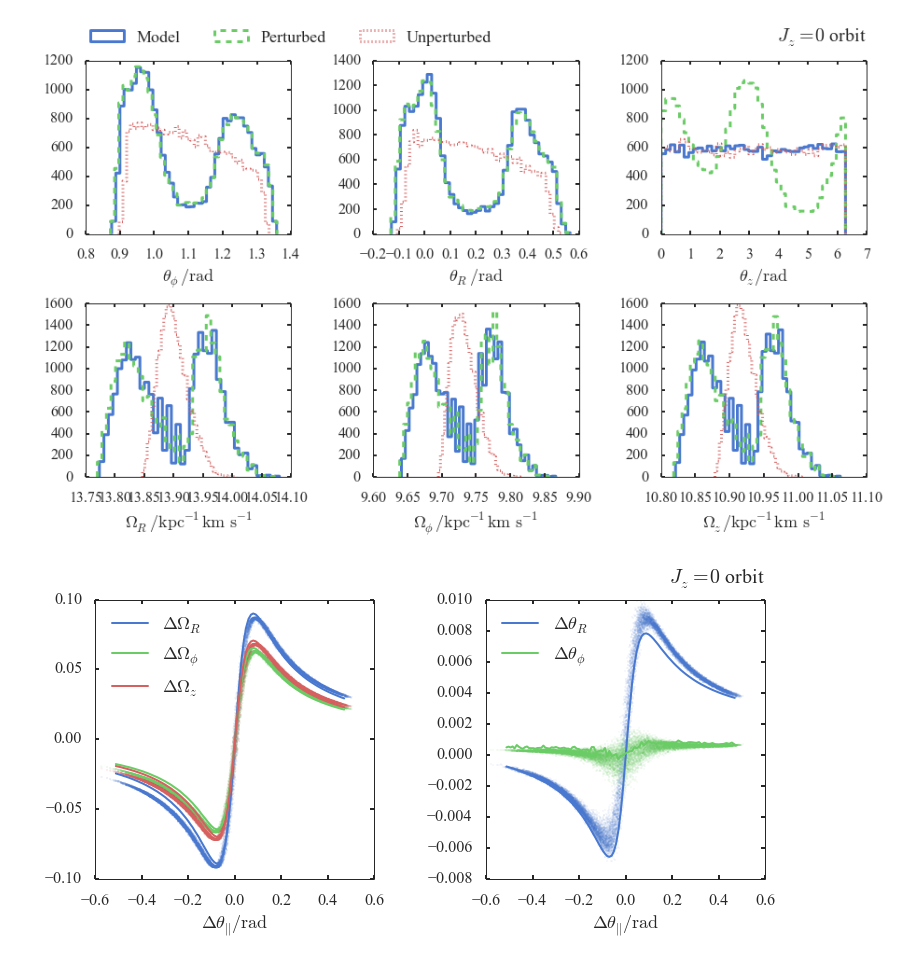
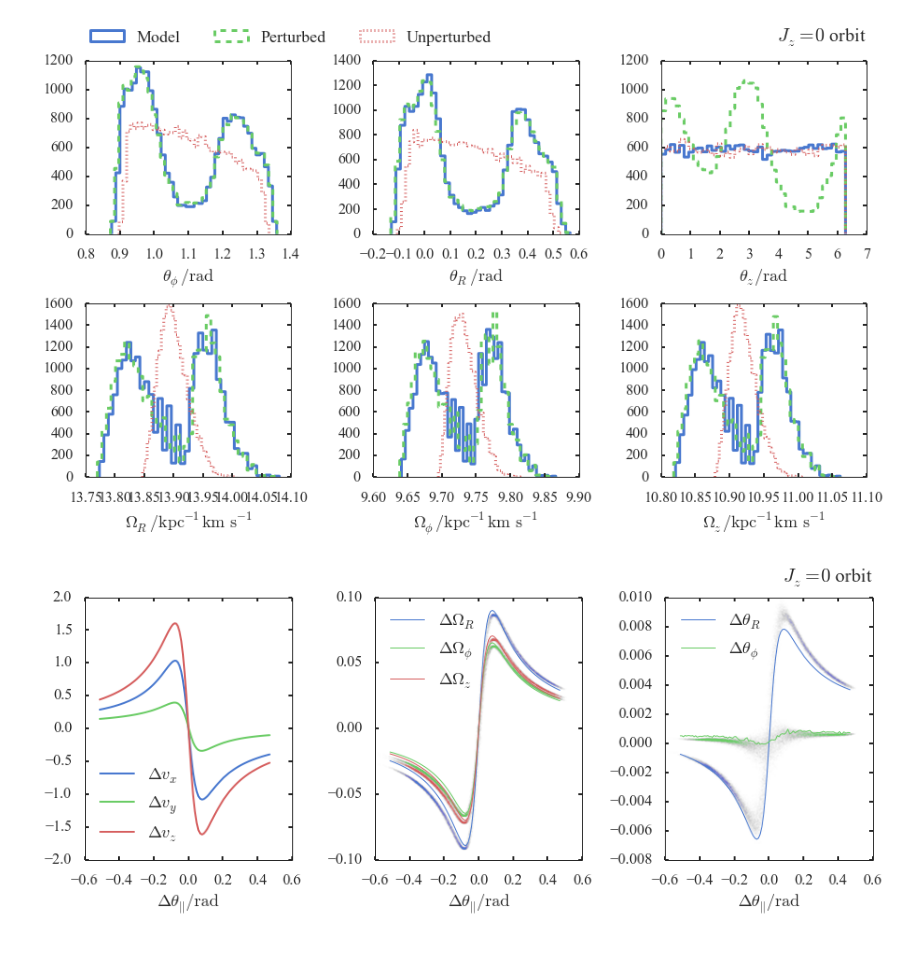
Before and after one commit to jobovy/streamgap-aa, a Jupyter notebook: py/GapsAngleFreq.ipynb, the cells around one changed output. Cells and saved outputs as stored; diff of their text form; code cells hidden in the pictures.

```diff
--- a/py/GapsAngleFreq.ipynb
+++ b/py/GapsAngleFreq.ipynb
@@ -544,6 +544,10 @@ class angle_freq_kicks:
         self.n = self.n/np.sqrt(self.n)
         self.angs_centre = AA.angles(gap_centre_impact)
         self.deltaang_par=np.dot(self.A-self.angs_centre[:3],self.n)
+        self.ndotac = np.dot(self.n,np.array([self.angs_centre[0],self.angs_centre[1],0.]))
+        self.ndotfc = np.dot(self.n,np.array([self.angs_centre[3],self.angs_centre[4],0.]))
+        self.vdotdv = np.array(map(lambda i:np.dot(i[0],i[1]),zip(stream_track.T[3:].T,self.dv)))
+        self.stream_track=stream_track
 
         self.angR_k=interp1d(self.deltaang_par,self.dA.T[0])
         self.angp_k=interp1d(self.deltaang_par,self.dA.T[1])
@@ -669,22 +673,25 @@ plt.savefig('/home/jls/work/data/stream_gaps/model_perturbed.pdf',bbox_inches='t
 # %% [output]
 [figure]
 # %%
-f,a=plt.subplots(1,2,figsize=(12,5));plt.subplots_adjust(wspace=0.4,hspace=0.4);
-a[0].plot(merged_peri_with_kick_ff['dangpar'],merged_peri_with_kick_ff['DOmR'],'.',ms=1.)
-a[0].plot(merged_peri_with_kick_ff['dangpar'],merged_peri_with_kick_ff['DOmp'],'.',ms=1.)
-a[0].plot(merged_peri_with_kick_ff['dangpar'],merged_peri_with_kick_ff['DOmz'],'.',ms=1.)
-a[0].plot(afk.deltaang_par,afk.dO.T[0],label=r'$\Delta \Omega_R$',color=sns.color_palette()[0]);
-a[0].plot(afk.deltaang_par,afk.dO.T[1],label=r'$\Delta \Omega_\phi$',color=sns.color_palette()[1]);
-a[0].plot(afk.deltaang_par,afk.dO.T[2],label=r'$\Delta \Omega_z$',color=sns.color_palette()[2]);
-a[0].legend(loc=2)
-a[0].set_xlabel(labels['dangpar'])
-a[1].plot(merged_peri_with_kick_ff['dangpar'],merged_peri_with_kick_ff['DangR'],'.',ms=1.)
-a[1].plot(merged_peri_with_kick_ff['dangpar'],merged_peri_with_kick_ff['Dangp'],'.',ms=1.)
-a[1].plot(afk.deltaang_par,afk.dA.T[0],label=r'$\Delta \theta_R$',color=sns.color_palette()[0]);
-a[1].plot(afk.deltaang_par,afk.dA.T[1],label=r'$\Delta \theta_\phi$',color=sns.color_palette()[1]);
+f,a=plt.subplots(1,3,figsize=(15,5));plt.subplots_adjust(wspace=0.4);
+a[0].plot(afk.deltaang_par,afk.dv.T[0],label=r'$\Delta v_x$');
+a[0].plot(afk.deltaang_par,afk.dv.T[1],label=r'$\Delta v_y$');a[0].plot(afk.deltaang_par,afk.dv.T[2],label=r'$\Delta v_z$');
+a[0].set_xlabel(labels['dangpar']);a[0].legend(loc=3)
+a[1].plot(merged_peri_with_kick_ff['dangpar'],merged_peri_with_kick_ff['DOmR'],'.',ms=1.,alpha=0.1)
+a[1].plot(merged_peri_with_kick_ff['dangpar'],merged_peri_with_kick_ff['DOmp'],'.',ms=1.,alpha=0.1)
+a[1].plot(merged_peri_with_kick_ff['dangpar'],merged_peri_with_kick_ff['DOmz'],'.',ms=1.,alpha=0.1)
+a[1].plot(afk.deltaang_par,afk.dO.T[0],label=r'$\Delta \Omega_R$',color=sns.color_palette()[0],lw=1);
+a[1].plot(afk.deltaang_par,afk.dO.T[1],label=r'$\Delta \Omega_\phi$',color=sns.color_palette()[1],lw=1);
+a[1].plot(afk.deltaang_par,afk.dO.T[2],label=r'$\Delta \Omega_z$',color=sns.color_palette()[2],lw=1);
 a[1].legend(loc=2)
 a[1].set_xlabel(labels['dangpar'])
-plt.text(1.,1.03,r'$J_z=0$ orbit',horizontalalignment='right',verticalalignment='bottom',transform=a[1].transAxes,fontsize=20)
+a[2].plot(merged_peri_with_kick_ff['dangpar'],merged_peri_with_kick_ff['DangR'],'.',ms=1.,alpha=0.1)
+a[2].plot(merged_peri_with_kick_ff['dangpar'],merged_peri_with_kick_ff['Dangp'],'.',ms=1.,alpha=0.1)
+a[2].plot(afk.deltaang_par,afk.dA.T[0],label=r'$\Delta \theta_R$',color=sns.color_palette()[0],lw=1);
+a[2].plot(afk.deltaang_par,afk.dA.T[1],label=r'$\Delta \theta_\phi$',color=sns.color_palette()[1],lw=1);
+a[2].legend(loc=2)
+a[2].set_xlabel(labels['dangpar'])
+plt.text(1.,1.03,r'$J_z=0$ orbit',horizontalalignment='right',verticalalignment='bottom',transform=a[2].transAxes,fontsize=20)
 plt.savefig('/home/jls/work/data/stream_gaps/angfreq_kicks.png',bbox_inches='tight',dpi=500)
 # %% [output]
-[figure, old version]
+[figure, new version]
```
Also changed, not shown: parts of 10 cells of this notebook, 2 other files.
